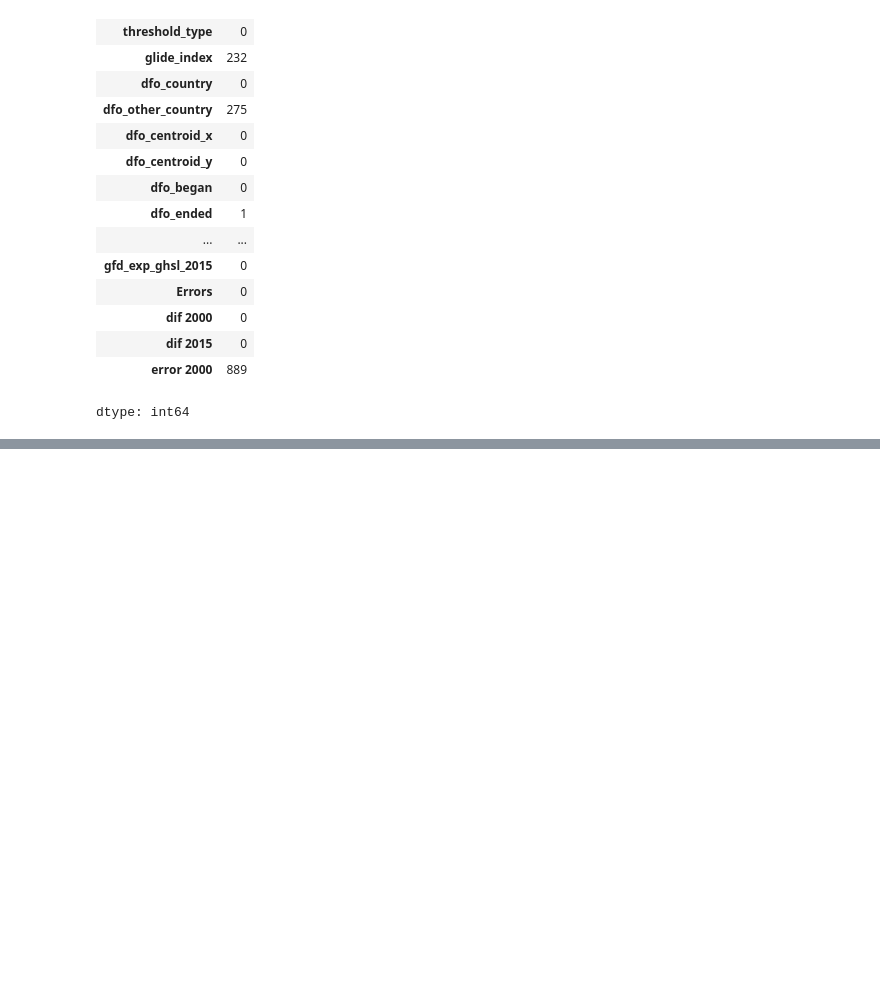
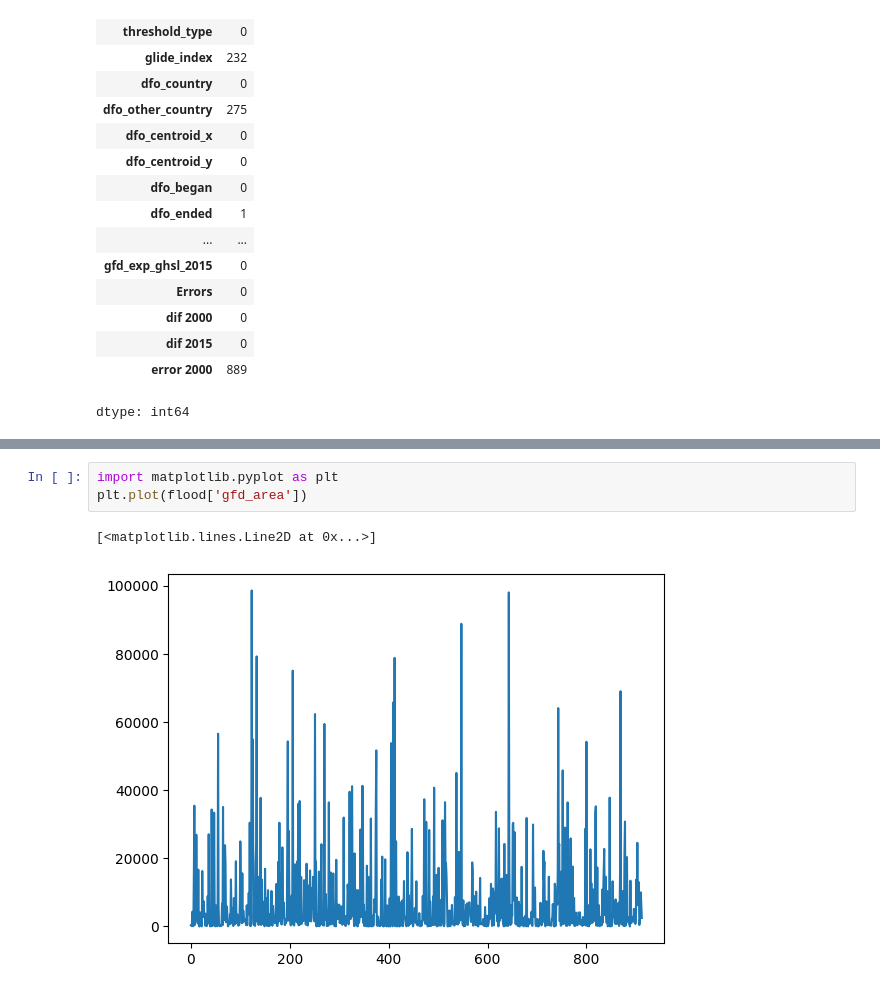
Before and after one commit to Tanny-H/BSC_DPDM2025, a Jupyter notebook: Ch3_Data_Preprocessing.ipynb, the cells around one changed output, grey strips where cells are left out. Cells and saved outputs as stored; diff of their text form; blank space fills up the shorter version.

```diff
--- a/Ch3_Data_Preprocessing.ipynb
+++ b/Ch3_Data_Preprocessing.ipynb
@@ -258,0 +278,6 @@ dtype: int64
+# %%
+import matplotlib.pyplot as plt
+plt.plot(flood['gfd_area'])
+# %% [output]
+[<matplotlib.lines.Line2D at 0x...>]
+[figure, added]
```
Also changed, not shown: parts of 24 cells of this notebook.
